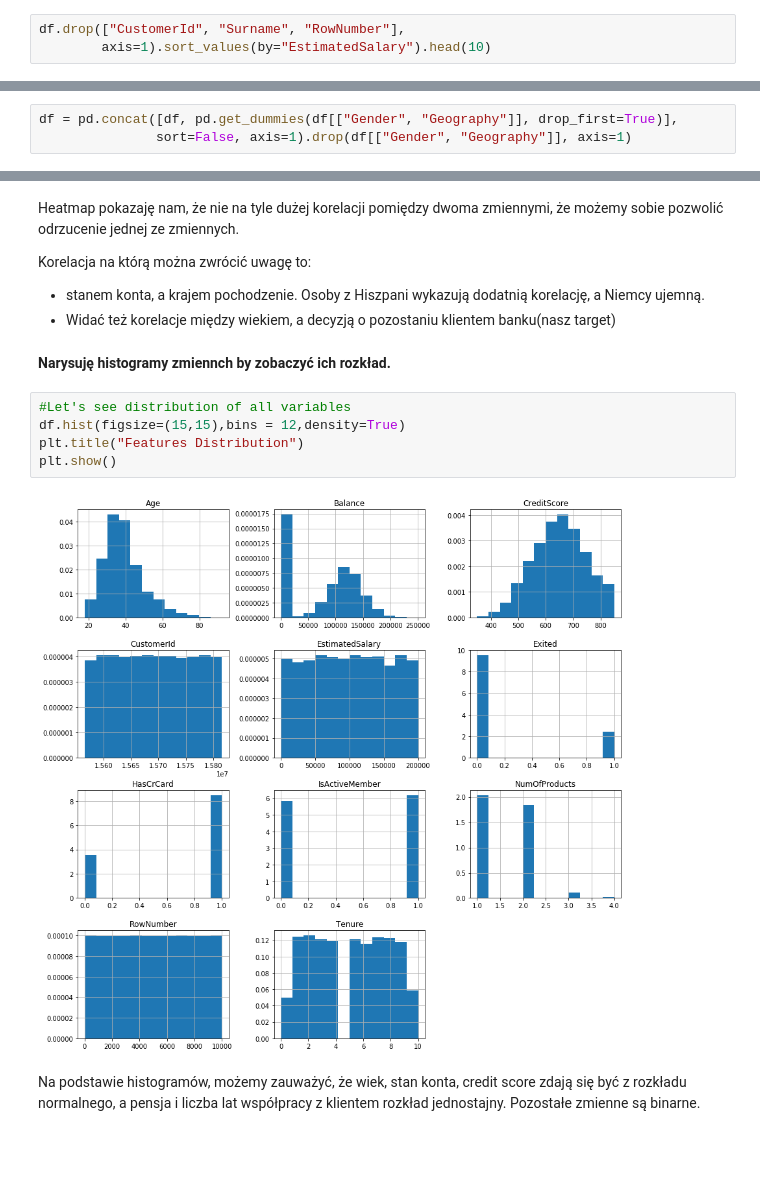
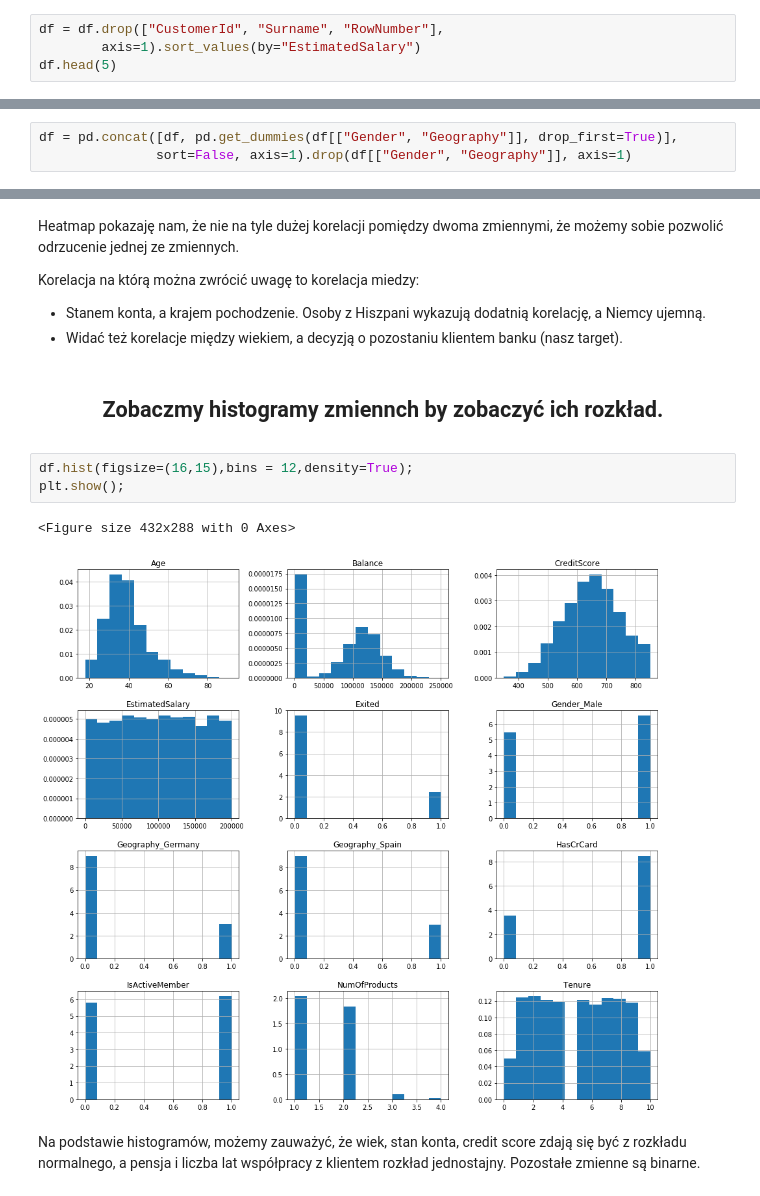
Before and after one commit to Dalthirr/NeuralNetworks, a Jupyter notebook: EDA.ipynb, the cells around one changed output, grey strips where cells are left out. Cells and saved outputs as stored; diff of their text form; blank space fills up the shorter version.

```diff
--- a/EDA.ipynb
+++ b/EDA.ipynb
@@ -103,4 +117,5 @@ Wyrzucam wszystkie dane, które nie wpływają na pierwszy rzut oka na wynik
 # %%
-df.drop(["CustomerId", "Surname", "RowNumber"],
-        axis=1).sort_values(by="EstimatedSalary").head(10)
+df = df.drop(["CustomerId", "Surname", "RowNumber"],
+        axis=1).sort_values(by="EstimatedSalary")
+df.head(5)
 # %% [output]
@@ -186,18 +202,17 @@ plt.show(sns.heatmap(df.corr(),xticklabels=df.corr().columns,
 # %% [markdown]
 Heatmap pokazaję nam, że nie na tyle dużej korelacji pomiędzy dwoma zmiennymi, że możemy sobie pozwolić odrzucenie jednej ze zmiennych.
 
-Korelacja na którą można zwrócić uwagę to:
-- stanem konta, a krajem pochodzenie. Osoby z Hiszpani wykazują dodatnią korelację, a Niemcy ujemną.
-- Widać też korelacje między wiekiem, a decyzją o pozostaniu klientem banku(nasz target)
+Korelacja na którą można zwrócić uwagę to korelacja miedzy:
+- Stanem konta, a krajem pochodzenie. Osoby z Hiszpani wykazują dodatnią korelację, a Niemcy ujemną.
+- Widać też korelacje między wiekiem, a decyzją o pozostaniu klientem banku (nasz target).
 # %% [markdown]
-**Narysuję histogramy zmiennch by zobaczyć ich rozkład.**
+<center><h2>Zobaczmy histogramy zmiennch by zobaczyć ich rozkład.</h2></center>
 # %%
-#Let's see distribution of all variables
-df.hist(figsize=(15,15),bins = 12,density=True)
-plt.title("Features Distribution")
-plt.show()
+df.hist(figsize=(16,15),bins = 12,density=True);
+plt.show();
 # %% [output]
+<Figure size 432x288 with 0 Axes>
-[figure, old version]
+[figure, new version]
 # %% [markdown]
 
 
```
Also changed, not shown: parts of 27 cells of this notebook.
